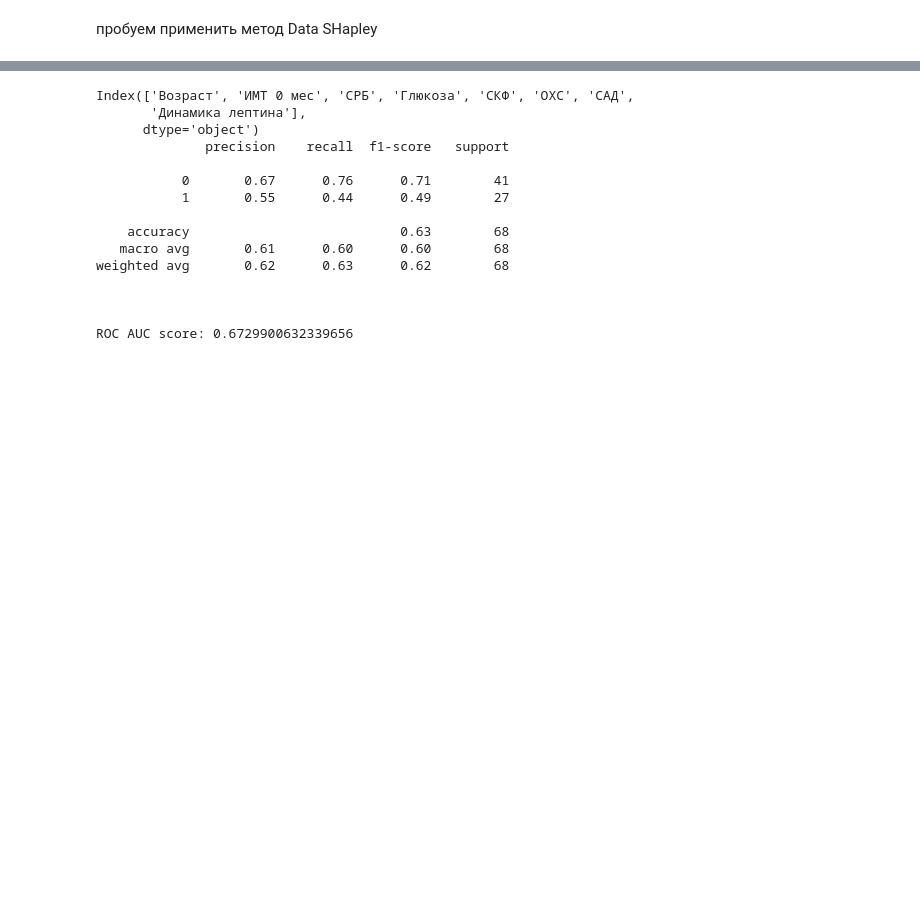
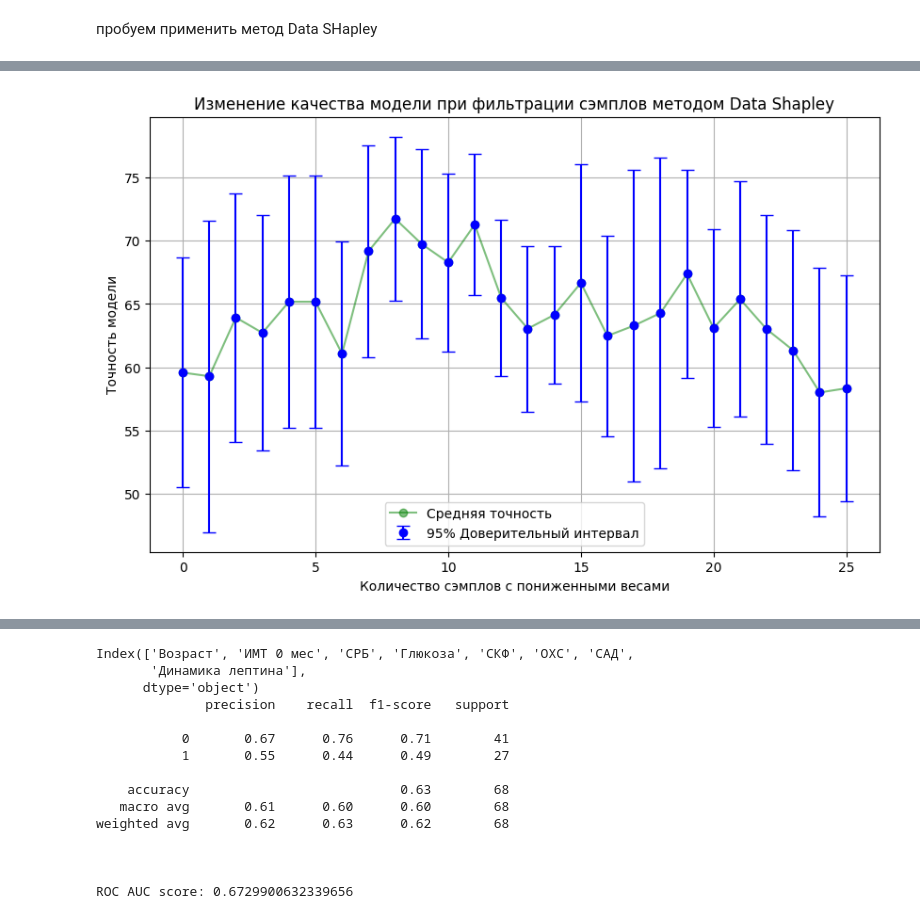
Before and after one commit to geniusserg/Endocrinology, a Jupyter notebook: experiments.ipynb, the cells around one changed output, grey strips where cells are left out. Saved outputs shown, nothing was run; the diff lists cells and outputs as text; code cells hidden in the pictures; blank space fills up the shorter version.

```diff
--- a/experiments.ipynb
+++ b/experiments.ipynb
@@ -640,0 +852,32 @@ After remove: accuracy: 0.6323529411764706, f1_score: 0.4897959183673469 roc_auc
+# %%
+ci_intervals = [9.085030422501498,
+ 12.333603600642341,
+ 9.833276835995889,
+ 9.336249544413192,
+ 9.985058281697153,
+ 9.985058281697153,
+ 8.866666666666665,
+ 8.397569092699781,
+ 6.48857105524371,
+ 7.48857105524371,
+ 7.05678141790823,
+ 5.604908160140027,
+ 6.204422510076968,
+ 6.562896078582351,
+ 5.468834258610161,
+ 9.408051468921034,
+ 7.933333333333333,
+ 12.29676259713793,
+ 12.29676259713793,
+ 8.203251387915241,
+ 7.847465581280541,
+ 9.308671120234688,
+ 9.044990428510792,
+ 9.515169435313071,
+ 9.826581234866584,
+ 8.939505882994808]
+# %%
+samples_removed = list(range(0, len(model_quality)))
+plot_quality_vs_removed(samples_removed, model_quality, ci_intervals, english_labels=False)
+# %% [output]
+[figure, added]
```
Also changed, not shown: parts of 32 cells of this notebook, 1 other file.
